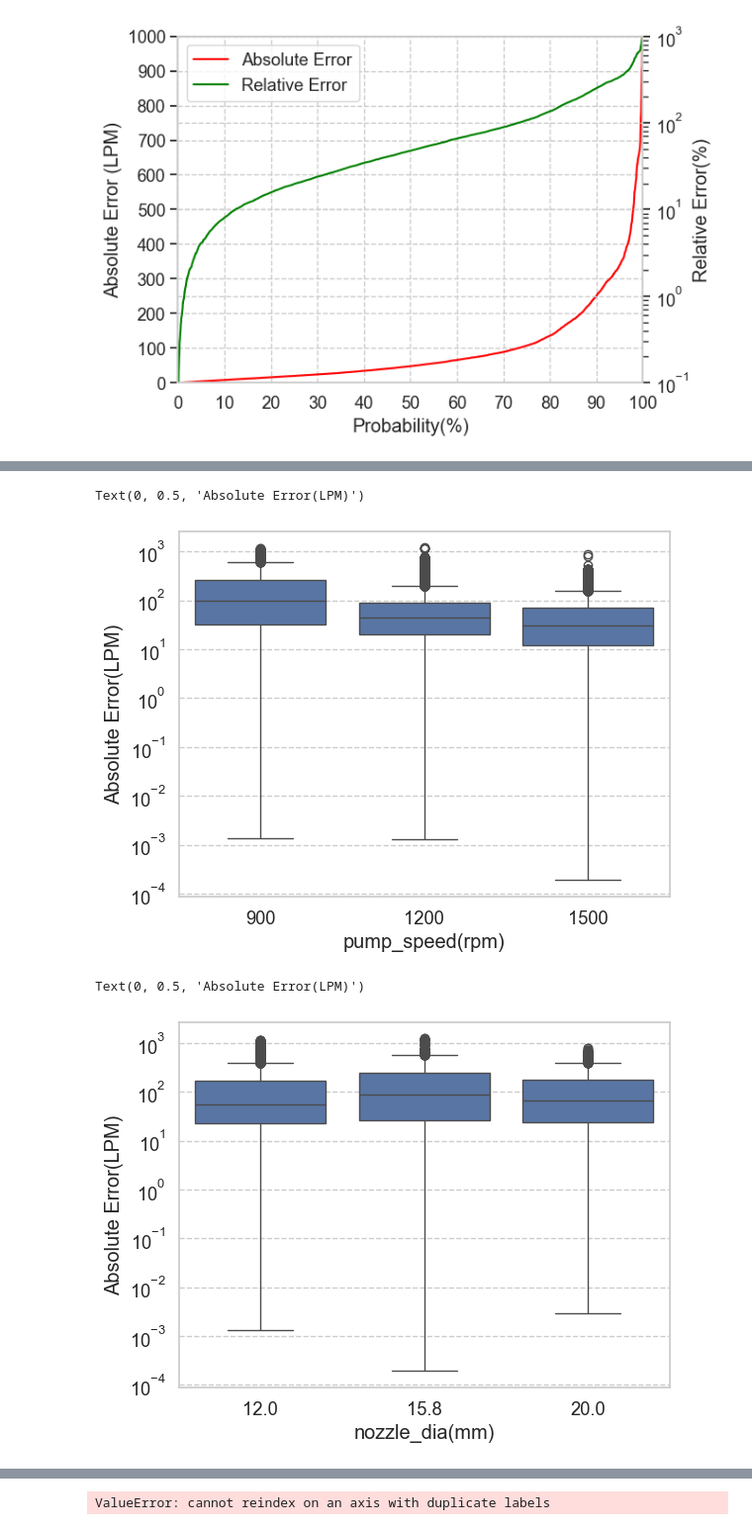
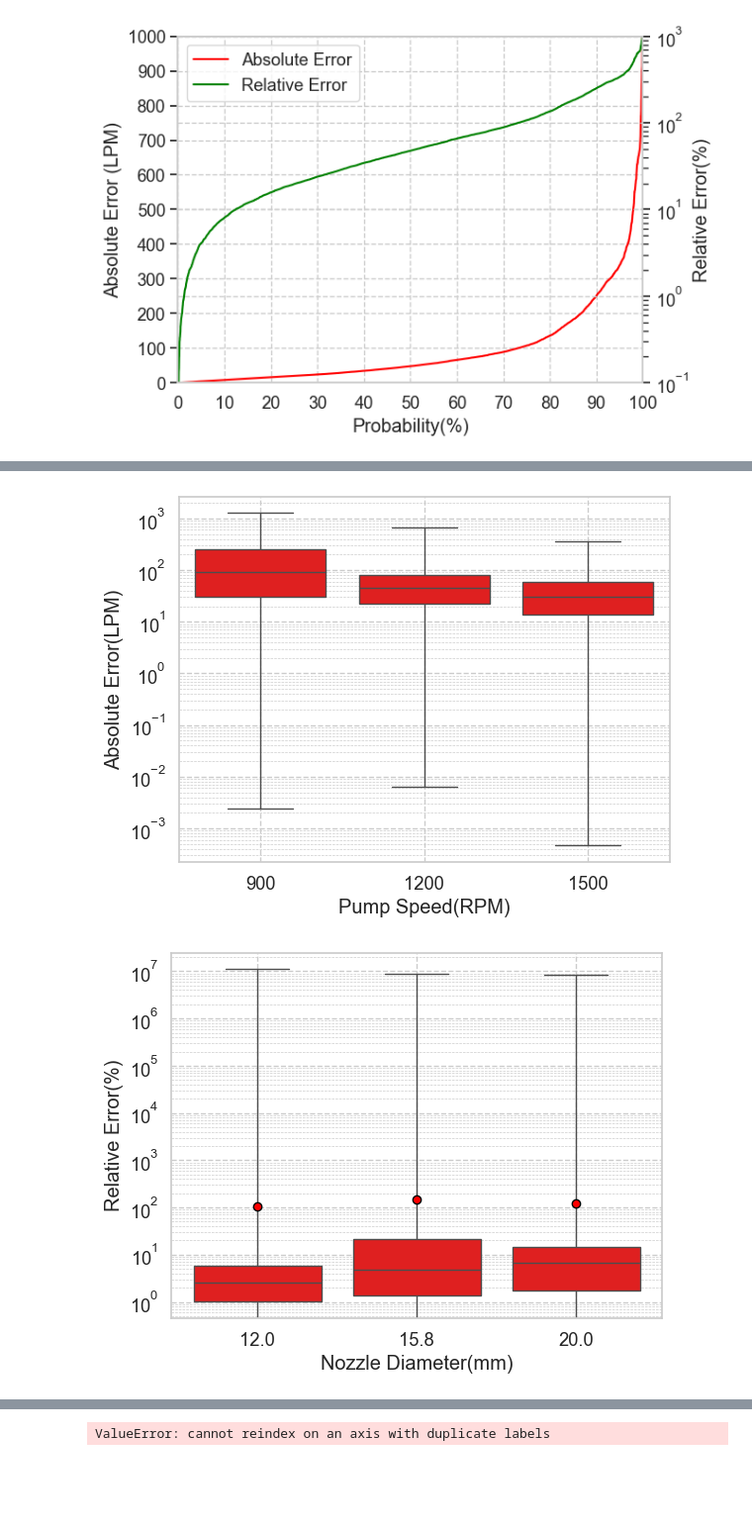
Before and after one commit to jinbeomjeong/estimate_venturi_pump_flow, a Jupyter notebook: analysis_model.ipynb, the cells around one changed output, grey strips where cells are left out. Shown at 99% size. Saved outputs shown, nothing was run; the diff lists cells and outputs as text; code cells hidden in the pictures; blank space fills up the shorter version.

```diff
--- a/analysis_model.ipynb
+++ b/analysis_model.ipynb
@@ -290,12 +305,15 @@ Text(0, 0.5, 'Relative Error(%)')
 # %%
-fig = plt.errorbar(flow_result['Flow Range(LPM)'], flow_result['Mean Absolute Error(LPM)'], yerr=flow_result['Std Absolute Error(LPM)']/2,
-                   marker='o', markeredgecolor='black', markerfacecolor='red', capsize=5, color='black', ecolor='red')
+sns.set_theme(font_scale=1.2)
+sns.set_style('whitegrid', {'grid.linestyle': '--'})
+
+plt.errorbar(flow_result['Flow Rate(LPM)'], flow_result['Mean Absolute Error(LPM)'], yerr=flow_result['Std Absolute Error(LPM)']/2,
+             marker='o', markeredgecolor='black', markerfacecolor='red', capsize=5, color='black', ecolor='red')
 plt.gca().xaxis.set_major_locator(MultipleLocator(200))
 
 plt.xlim(0, 2200)
 plt.xlabel('Flow Rate(LPM)')
 
-plt.ylim(0, 400)
+plt.ylim(0, 500)
 #plt.yscale('log')
 plt.ylabel('Absolute Error(LPM)')
 # %% [output]
@@ -379,0 +511,18 @@ from matplotlib.ticker import ScalarFormatter
+# %%
+sns.set_theme(font_scale=1.2)
+sns.set_style('whitegrid', {'grid.linestyle': '--'})
+
+sns.lineplot(data=flow_result_venturi_dist_1, x='Flow Rate(LPM)', y='Mean Relative Error(%)', color=(1, 0, 0), marker='',
+             label='Venturi Distance: 0.0mm')
+sns.lineplot(data=flow_result_venturi_dist_2, x='Flow Rate(LPM)', y='Mean Relative Error(%)', color=(0.9, 0.4, 0.2), marker='',
+             label='Venturi Distance: 15.0mm')
+sns.lineplot(data=flow_result_venturi_dist_3, x='Flow Rate(LPM)', y='Mean Relative Error(%)', color=(1, 0.7, 0),
+             marker='', label='Venturi Distance: 30.0mm')
+sns.lineplot(data=flow_result_venturi_dist_4, x='Flow Rate(LPM)', y='Mean Relative Error(%)', color=(0.1, 0.3, 0.1), marker='',
+             label='Venturi Distance: 60.0mm')
+
+plt.xlim(0, 2200)
+plt.gca().xaxis.set_major_locator(MultipleLocator(200))
+
+plt.yscale('log', base=10)
+plt.ylim(0.1, 1000000)
@@ -393,21 +551,38 @@ Text(0, 0.5, 'Absolute Error(LPM)')
 sns.set(font_scale=1.2)
 sns.set_style("whitegrid", {'grid.linestyle': '--'})
 
-sns.boxplot(data=pump_speed_df, x='pump_speed(rpm)', y='abs_error')
+axis = sns.boxplot(data=pump_speed_df, x='pump_speed(rpm)', y='abs_error', whis=(0, 100), color='red')
+
+plt.xlabel('Pump Speed(RPM)')
 
 plt.yscale('log')
 plt.ylabel('Absolute Error(LPM)')
+
+axis.yaxis.set_major_locator(LogLocator(base=10))
+
+plt.grid(True, which='major', linestyle='--', linewidth=1.0)
+plt.grid(True, which='minor', linestyle='--', linewidth=0.5)
 # %% [output]
-Text(0, 0.5, 'Absolute Error(LPM)')
-[figure, old version]
+[figure, new version]
 # %%
 sns.set(font_scale=1.2)
 sns.set_style("whitegrid", {'grid.linestyle': '--'})
 
-sns.boxplot(data=val_data_slice, x='nozzle_dia(mm)', y='abs_error')
+axis = sns.boxplot(data=val_data_slice, x='nozzle_dia(mm)', y='relative_error', whis=(0, 100), color='red')
+group_means = val_data_slice.groupby("nozzle_dia(mm)")["abs_error"].mean()
+
+for i, mean in enumerate(group_means):
+    axis.scatter(i, mean, color='red', edgecolors='black', zorder=2)
+
+plt.xlabel('Nozzle Diameter(mm)')
 
 plt.yscale('log')
-plt.ylabel('Absolute Error(LPM)')
+#plt.ylim(0.01, 100000000)
+plt.ylabel('Relative Error(%)')
+
+axis.yaxis.set_major_locator(LogLocator(base=10))
+
+plt.grid(True, which='major', linestyle='--', linewidth=1.0)
+plt.grid(True, which='minor', linestyle='--', linewidth=0.5)
 # %% [output]
-Text(0, 0.5, 'Absolute Error(LPM)')
-[figure, old version]
+[figure, new version]
```
Also changed, not shown: parts of 41 cells of this notebook.
